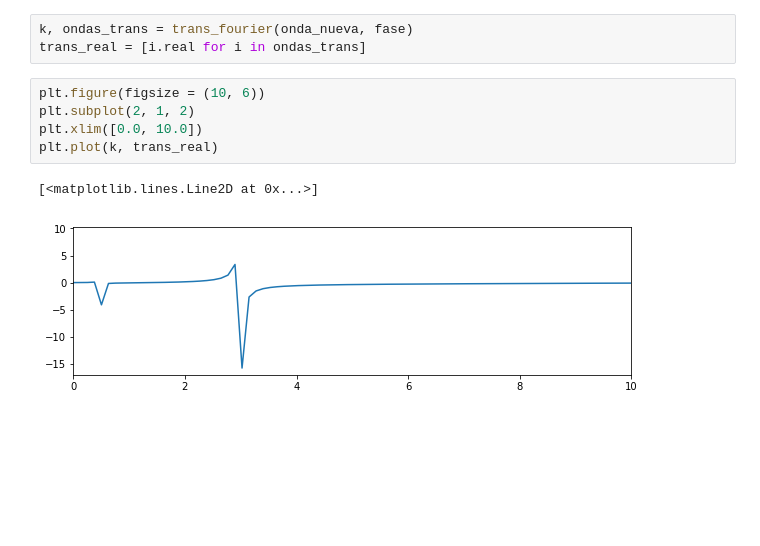
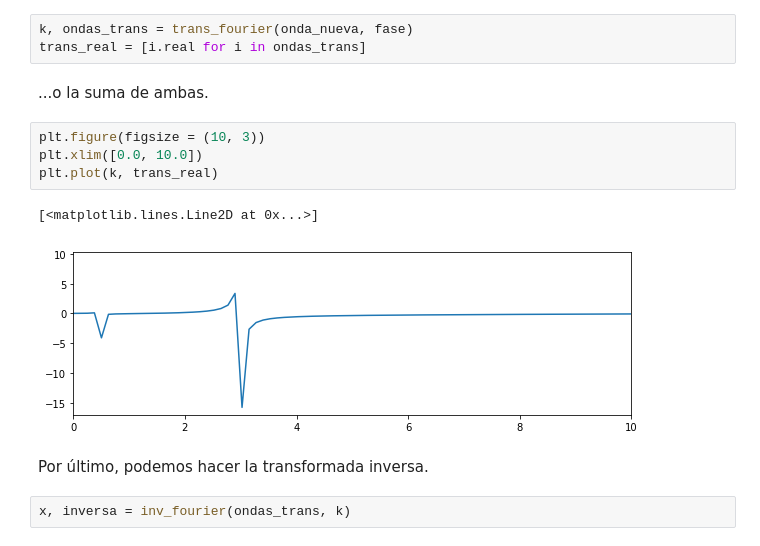
Before and after one commit to Pagutri/Fourier, a Jupyter notebook: codigo.ipynb, the cells around one changed output. Drawn from its saved outputs; the diff is of its cells as text; blank space fills up the shorter version.

Commit message:
Inversa

```diff
--- a/codigo.ipynb
+++ b/codigo.ipynb
@@ -88,11 +112,16 @@ plt.plot(k2, trans2_real)
 # %%
 k, ondas_trans = trans_fourier(onda_nueva, fase)
 trans_real = [i.real for i in ondas_trans]
+# %% [markdown]
+...o la suma de ambas.
 # %%
-plt.figure(figsize = (10, 6))
-plt.subplot(2, 1, 2)
+plt.figure(figsize = (10, 3))
 plt.xlim([0.0, 10.0])
 plt.plot(k, trans_real)
 # %% [output]
 [<matplotlib.lines.Line2D at 0x...>]
-[figure, old version]
+[figure, new version]
+# %% [markdown]
+Por último, podemos hacer la transformada inversa.
+# %%
+x, inversa = inv_fourier(ondas_trans, k)
```
Also changed, not shown: parts of 5 cells of this notebook.
